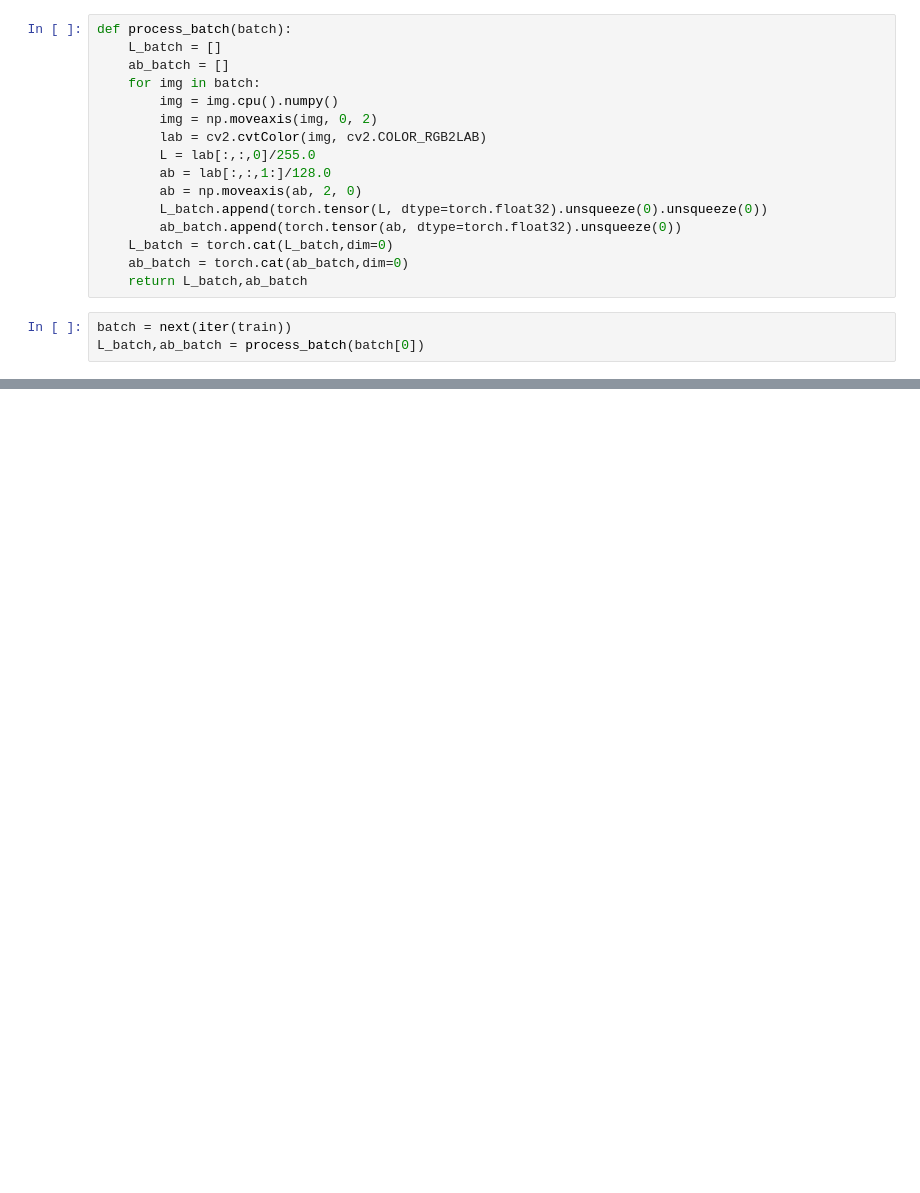
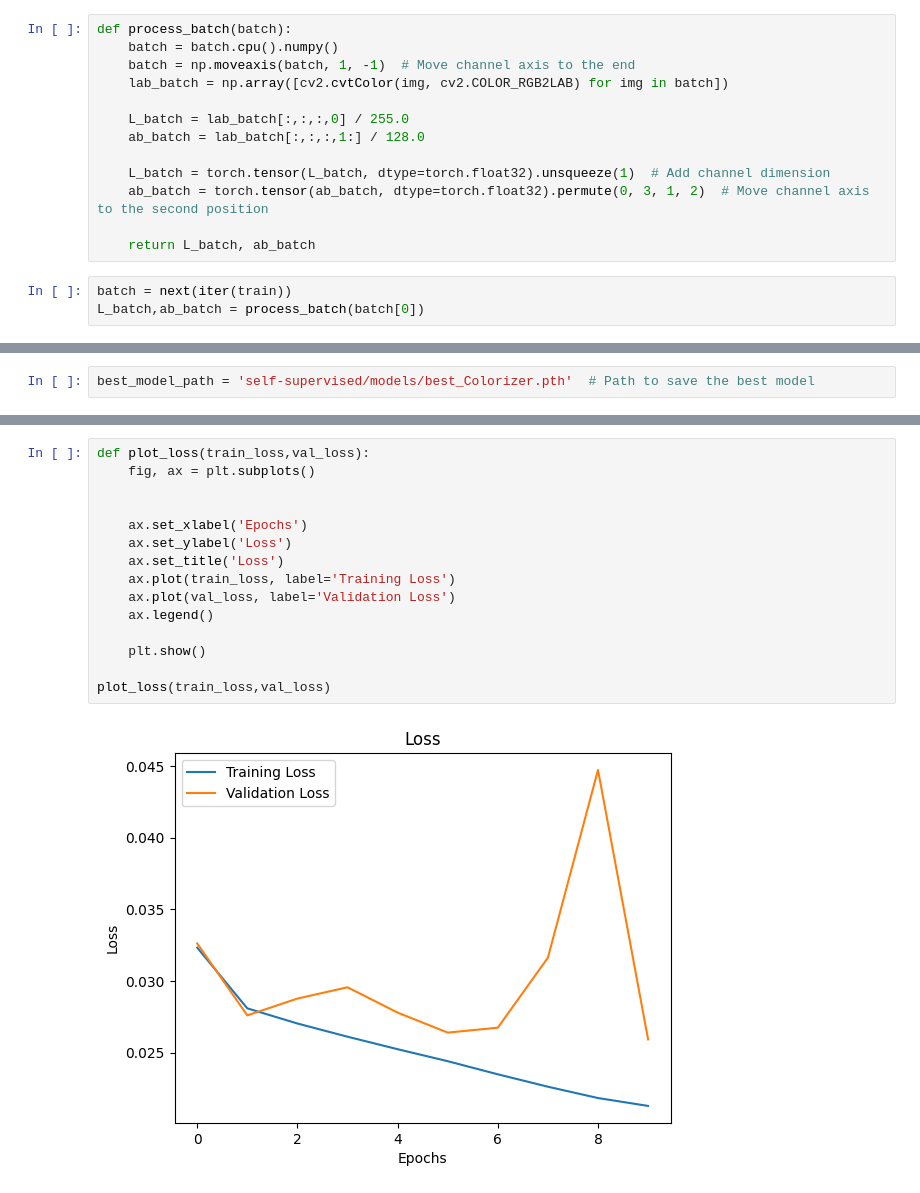
Before and after one commit to Adri261/progettoVIPM, a Jupyter notebook: self-supervised/colorization.ipynb, the cells around one changed output, grey strips where cells are left out. Drawn from its saved outputs; the diff is of its cells as text; blank space fills up the shorter version.

Commit message:
notebook colorization

```diff
--- a/self-supervised/colorization.ipynb
+++ b/self-supervised/colorization.ipynb
@@ -141,19 +143,16 @@ Clipping input data to the valid range for imshow with RGB data ([0..1] for floa
 # %%
 def process_batch(batch):
-    L_batch = []
-    ab_batch = []
-    for img in batch:
-        img = img.cpu().numpy()
-        img = np.moveaxis(img, 0, 2)
-        lab = cv2.cvtColor(img, cv2.COLOR_RGB2LAB)
-        L = lab[:,:,0]/255.0
-        ab = lab[:,:,1:]/128.0
-        ab = np.moveaxis(ab, 2, 0)
-        L_batch.append(torch.tensor(L, dtype=torch.float32).unsqueeze(0).unsqueeze(0))
-        ab_batch.append(torch.tensor(ab, dtype=torch.float32).unsqueeze(0))
-    L_batch = torch.cat(L_batch,dim=0)
-    ab_batch = torch.cat(ab_batch,dim=0)
-    return L_batch,ab_batch
+    batch = batch.cpu().numpy()
+    batch = np.moveaxis(batch, 1, -1)  # Move channel axis to the end
+    lab_batch = np.array([cv2.cvtColor(img, cv2.COLOR_RGB2LAB) for img in batch])
+
+    L_batch = lab_batch[:,:,:,0] / 255.0
+    ab_batch = lab_batch[:,:,:,1:] / 128.0
+
+    L_batch = torch.tensor(L_batch, dtype=torch.float32).unsqueeze(1)  # Add channel dimension
+    ab_batch = torch.tensor(ab_batch, dtype=torch.float32).permute(0, 3, 1, 2)  # Move channel axis to the second position
+
+    return L_batch, ab_batch
 # %%
 batch = next(iter(train))
 L_batch,ab_batch = process_batch(batch[0])
@@ -166,3 +165,5 @@ torch.Size([128, 2, 256, 256])
+# %%
+best_model_path = 'self-supervised/models/best_Colorizer.pth'  # Path to save the best model
 # %%
 colorizer = ColorizationModel()
 
@@ -233,0 +256,17 @@ Training:
+# %%
+def plot_loss(train_loss,val_loss):
+    fig, ax = plt.subplots()
+
+
+    ax.set_xlabel('Epochs')
+    ax.set_ylabel('Loss')
+    ax.set_title('Loss')
+    ax.plot(train_loss, label='Training Loss')
+    ax.plot(val_loss, label='Validation Loss')
+    ax.legend()
+
+    plt.show()
+
+plot_loss(train_loss,val_loss)
+# %% [output]
+[figure, added]
```
Also changed, not shown: parts of 16 cells of this notebook.
